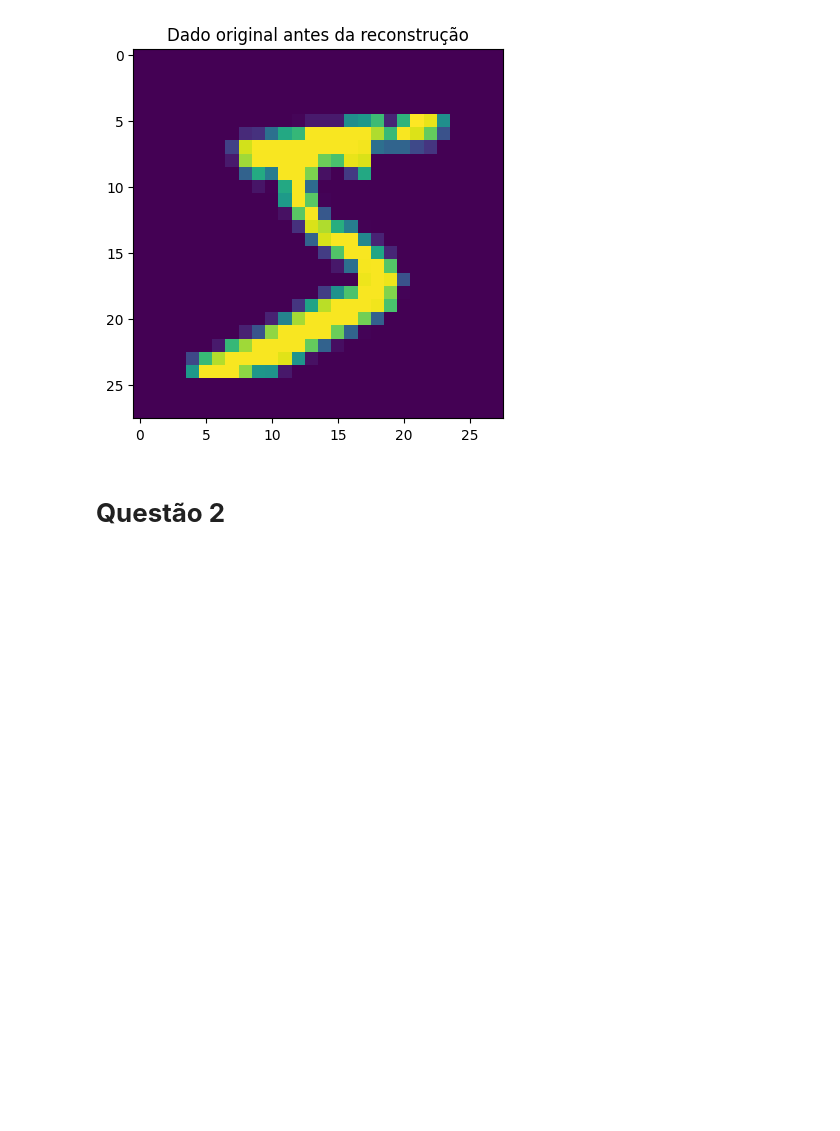
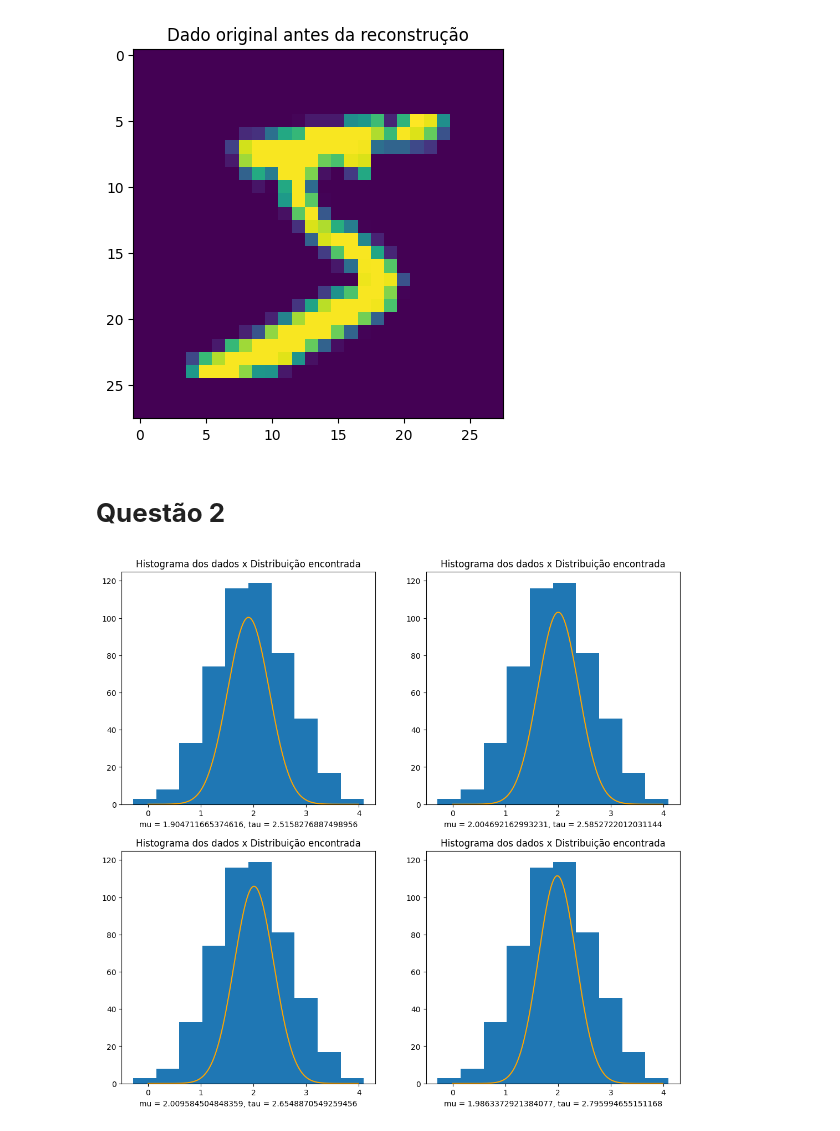
Before and after one commit to rabdiego/probabilistic_ml, a Jupyter notebook: src/trab4.ipynb, the cells around one changed output. Cells and saved outputs as stored; diff of their text form; code cells hidden in the pictures; blank space fills up the shorter version.

```diff
--- a/src/trab4.ipynb
+++ b/src/trab4.ipynb
@@ -69,0 +72,27 @@ Text(0.5, 1.0, 'Dado original antes da reconstrução')
+# %%
+data = pd.read_csv('../data/gaussian_1d.csv', header=None).values.reshape(1, -1)
+# %%
+from scipy.stats import norm
+def plot_hist_dist(m, ax):
+    rng = np.arange(0, 4, 0.01)
+    n = norm.pdf(rng, m.m, 1/m.t)
+
+    counts, bins = np.histogram(data)
+    ax.hist(bins[:-1], bins, weights=counts)
+    ax.plot(rng, 100*n, color='orange')
+    ax.set_title('Histograma dos dados x Distribuição encontrada')
+    ax.set_xlabel(f'mu = {m.m}, tau = {m.t}')
+# %%
+points = [10, 50, 100, 500]
+# %%
+fig, axs = plt.subplots(2, 2, figsize=(13, 12))
+
+idx = 0
+for i in range(2):
+    for j in range(2):
+        model = GaussianVariationalInference(2, 1, 3, 1)
+        model.fit(data[:, :points[idx]])
+        plot_hist_dist(model, axs[i][j])
+        idx += 1
+# %% [output]
+[figure, added]
```
Also changed, not shown: parts of 2 cells of this notebook, 1 other file.
